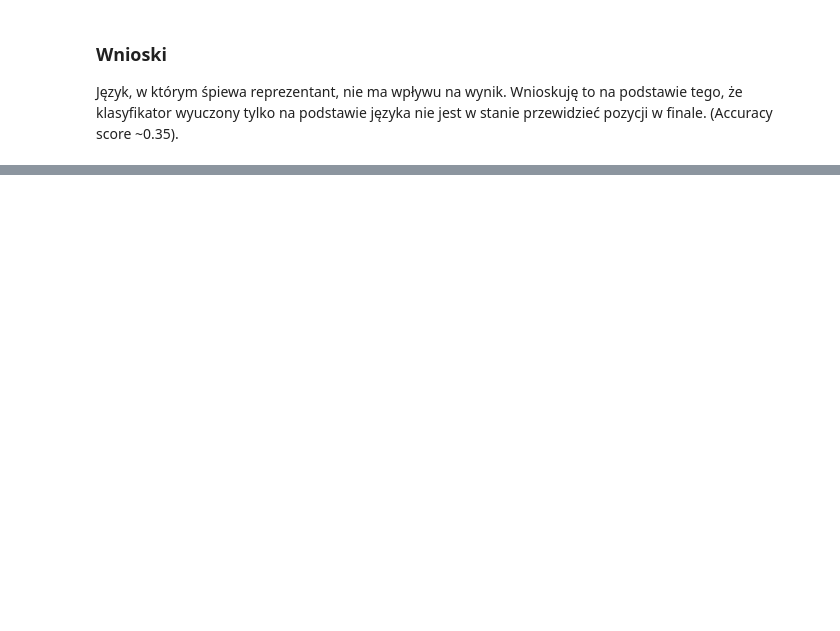
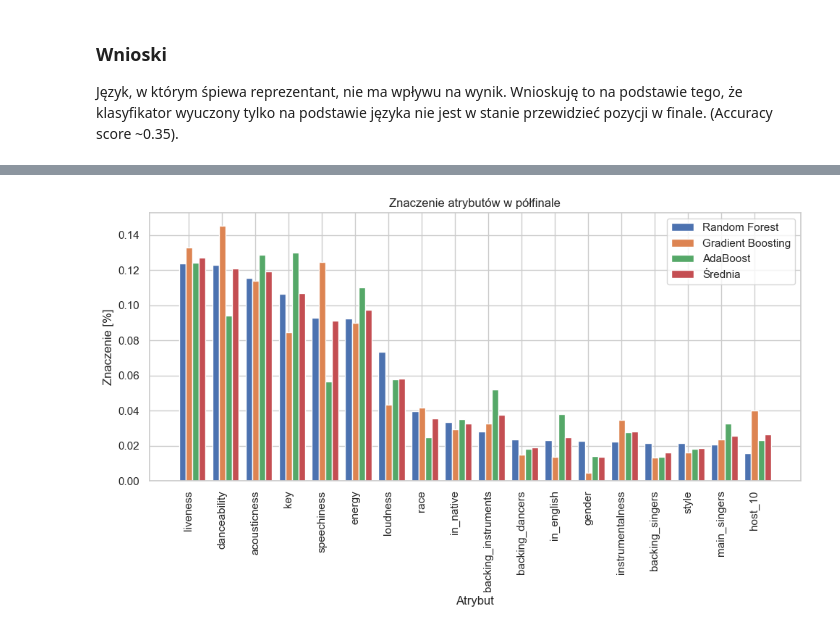
Before and after one commit to Mimikkk/study-master-2023-sus, a Jupyter notebook: project-eurovision/raport.ipynb, the cells around one changed output, grey strips where cells are left out. Saved outputs shown, nothing was run; the diff lists cells and outputs as text; code cells hidden in the pictures; blank space fills up the shorter version.

```diff
--- a/project-eurovision/raport.ipynb
+++ b/project-eurovision/raport.ipynb
@@ -292,0 +337,79 @@ Język, w którym śpiewa reprezentant, nie ma wpływu na wynik. Wnioskuję to n
+# %%
+X['loudness'] = X['loudness'].map(lambda x: isinstance(x, str) and x.replace('dB', '')).astype('float64')
+X['speechiness'] = X['speechiness'].map(lambda x: isinstance(x, str) and x.replace('dB', '')).astype('float64')
+for column in X.columns:
+  if X[column].dtype == 'object':
+    X[column] = X[column].astype('float64')
+# %%
+X_train, X_test, y_train, y_test = train_test_split(X, y, test_size=0.2, random_state=42)
+# %%
+rf = RandomForestRegressor(n_estimators=100, random_state=42)
+rf.fit(X_train, y_train)
+
+gb = GradientBoostingRegressor(n_estimators=100, random_state=42)
+gb.fit(X_train, y_train)
+
+ada = AdaBoostRegressor(n_estimators=100, random_state=42)
+ada.fit(X_train, y_train)
+
+y_pred_rf = rf.predict(X_test)
+mse_rf = mean_squared_error(y_test, y_pred_rf)
+print("Mean Squared Error (Random Forest):", mse_rf)
+
+y_pred_gb = gb.predict(X_test)
+mse_gb = mean_squared_error(y_test, y_pred_gb)
+print("Mean Squared Error (Gradient Boosting):", mse_gb)
+
+y_pred_ada = ada.predict(X_test)
+mse_ada = mean_squared_error(y_test, y_pred_ada)
+print("Mean Squared Error (AdaBoost):", mse_ada)
+
+rf_feature_importances = (
+  pd.DataFrame(
+    rf.feature_importances_,
+    index=X_train.columns,
+    columns=['importance'])
+  .sort_values('importance', ascending=False)
+)
+
+gb_feature_importances = (
+  pd.DataFrame(
+    gb.feature_importances_,
+    index=X_train.columns,
+    columns=['importance'])
+  .sort_values('importance', ascending=False)
+)
+
+ada_feature_importances = (
+  pd.DataFrame(
+    ada.feature_importances_,
+    index=X_train.columns,
+    columns=['importance'])
+  .sort_values('importance', ascending=False)
+)
+
+import matplotlib.pyplot as plt
+
+combined_importances = pd.concat([rf_feature_importances, gb_feature_importances, ada_feature_importances], axis=1)
+average_importances = combined_importances.mean(axis=1).sort_values(ascending=False)
+combined_importances['average'] = average_importances
+x = np.arange(len(combined_importances))
+
+bar_width = 0.20
+fig, ax = plt.subplots(figsize=(10, 6))
+ax.bar(x - bar_width, combined_importances['importance'].iloc[:, 0], width=bar_width, label='Random Forest')
+ax.bar(x, combined_importances['importance'].iloc[:, 1], width=bar_width, label='Gradient Boosting')
+ax.bar(x + bar_width, combined_importances['importance'].iloc[:, 2], width=bar_width, label='AdaBoost')
+ax.bar(x + 2 * bar_width, combined_importances['average'], width=bar_width, label='Średnia')
+
+ax.set_xticks(x)
+ax.set_xticklabels(combined_importances.index, rotation=90)
+
+ax.set_xlabel('Atrybut')
+ax.set_ylabel('Znaczenie [%]')
+ax.set_title('Znaczenie atrybutów w półfinale')
+
+ax.legend()
+plt.tight_layout()
+plt.show()
+# %% [output]
@@ -292,0 +419 @@ Język, w którym śpiewa reprezentant, nie ma wpływu na wynik. Wnioskuję to n
+[figure, added]
```
Also changed, not shown: parts of 5 cells of this notebook, 2 other files.
